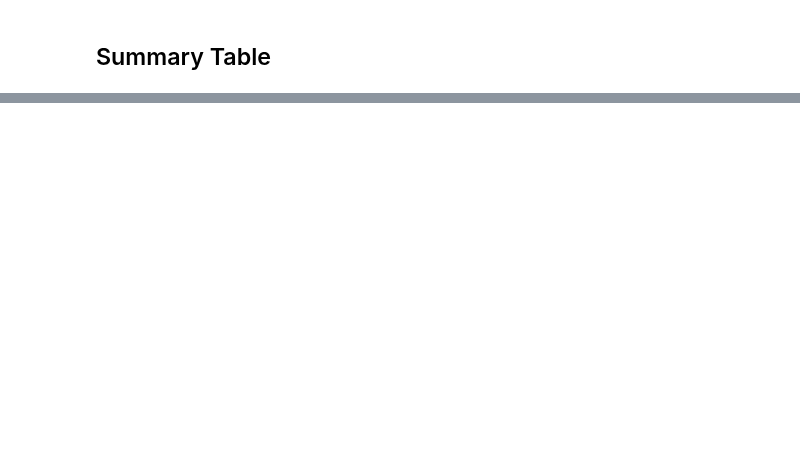
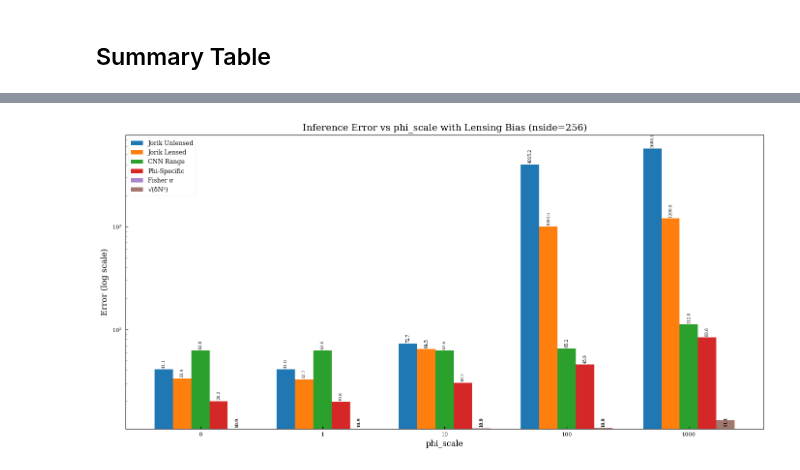
Before and after one commit to JBrandonS/MLPNG, a Jupyter notebook: notebooks/phi_scale_impact.ipynb, the cells around one changed output, grey strips where cells are left out. Cells and saved outputs as stored; diff of their text form; code cells hidden in the pictures; blank space fills up the shorter version.

```diff
--- a/notebooks/phi_scale_impact.ipynb
+++ b/notebooks/phi_scale_impact.ipynb
@@ -632,0 +1288,86 @@ if sigma_lensed:
+# %%
+# Stacked bar plot with log y-axis
+fig, ax = plt.subplots(figsize=(14, 7))
+
+x = np.arange(len(PHI_SCALES))
+width = 0.15
+
+# Model RMSE bars
+bars1 = ax.bar(
+    x - 2 * width, impact["jorik_unlensed"], width, label="Jorik Unlensed", color="C0"
+)
+bars2 = ax.bar(
+    x - width, impact["jorik_lensed"], width, label="Jorik Lensed", color="C1"
+)
+bars3 = ax.bar(x, impact["cnn_range"], width, label="CNN Range", color="C2")
+bars4 = ax.bar(
+    x + width, impact["phi_specific"], width, label="Phi-Specific", color="C3"
+)
+
+# Stacked Fisher + delta N²/S² bar
+bars_fisher = ax.bar(
+    x + 2 * width, fisher_error, width, label="Fisher σ", color="C4", alpha=0.8
+)
+bars_delta = ax.bar(
+    x + 2 * width,
+    delta_n2_error,
+    width,
+    bottom=fisher_error,
+    label="√(δN²/S²)",
+    color="C5",
+    alpha=0.8,
+)
+
+# Log scale
+ax.set_yscale("log")
+
+ax.set_xticks(x)
+ax.set_xticklabels(PHI_SCALES)
+ax.set_xlabel("phi_scale", fontsize=12)
+ax.set_ylabel("Error (log scale)", fontsize=12)
+ax.set_title(
+    f"Inference Error vs phi_scale with Lensing Bias (nside={core.nside})", fontsize=14
+)
+ax.legend(loc="upper left", fontsize=9)
+# ax.grid(True, alpha=0.3, axis="y", which="both")
+
+
+# Add value labels on top of bars (for non-log friendly display)
+def add_bar_label(bars, fmt="{:.1f}"):
+    for bar in bars:
+        h = bar.get_height()
+        if h > 0:
+            ax.annotate(
+                fmt.format(h),
+                xy=(bar.get_x() + bar.get_width() / 2, bar.get_y() + h),
+                xytext=(0, 3),
+                textcoords="offset points",
+                ha="center",
+                fontsize=6,
+                rotation=90,
+            )
+
+
+for bars in [bars1, bars2, bars3, bars4]:
+    add_bar_label(bars)
+
+# Label total combined error on stacked bars
+for i, (bar, total) in enumerate(zip(bars_fisher, combined_error)):
+    ax.annotate(
+        f"{total:.1f}",
+        xy=(bar.get_x() + bar.get_width() / 2, total),
+        xytext=(0, 3),
+        textcoords="offset points",
+        ha="center",
+        fontsize=6,
+        fontweight="bold",
+        rotation=90,
+    )
+
+plt.tight_layout()
+plt.show()
+
+print(f"\nNote: Stacked bar shows Fisher σ (bottom) + √(δN²/S²) lensing bias (top)")
+print(f"The δN² values are properly normalized by S² = {S_ref**2:.6e}")
+# %% [output]
+[figure, added]
```
Also changed, not shown: parts of 20 cells of this notebook, 4 other files.
